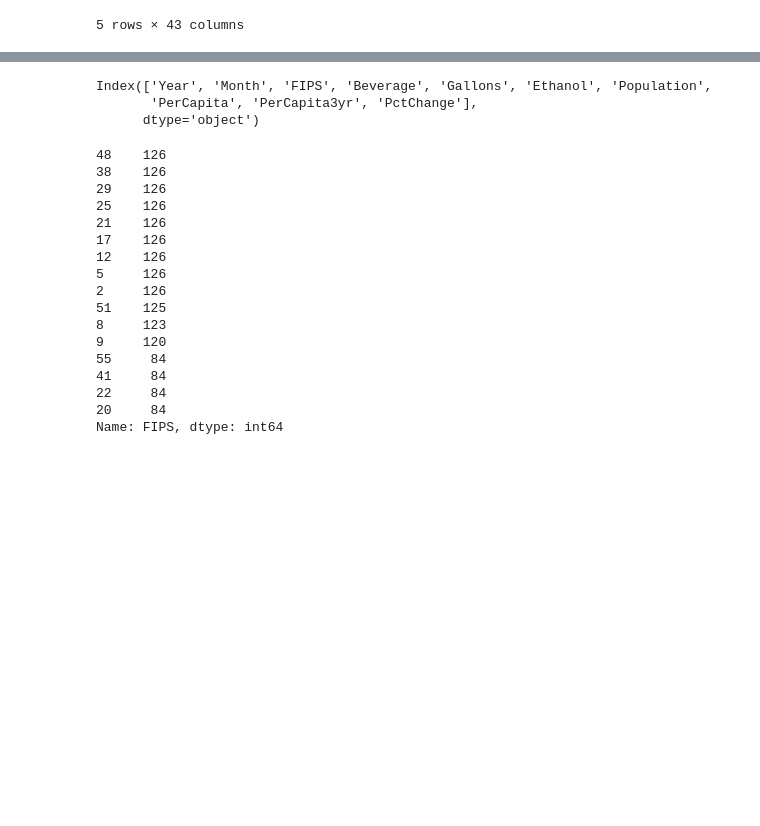
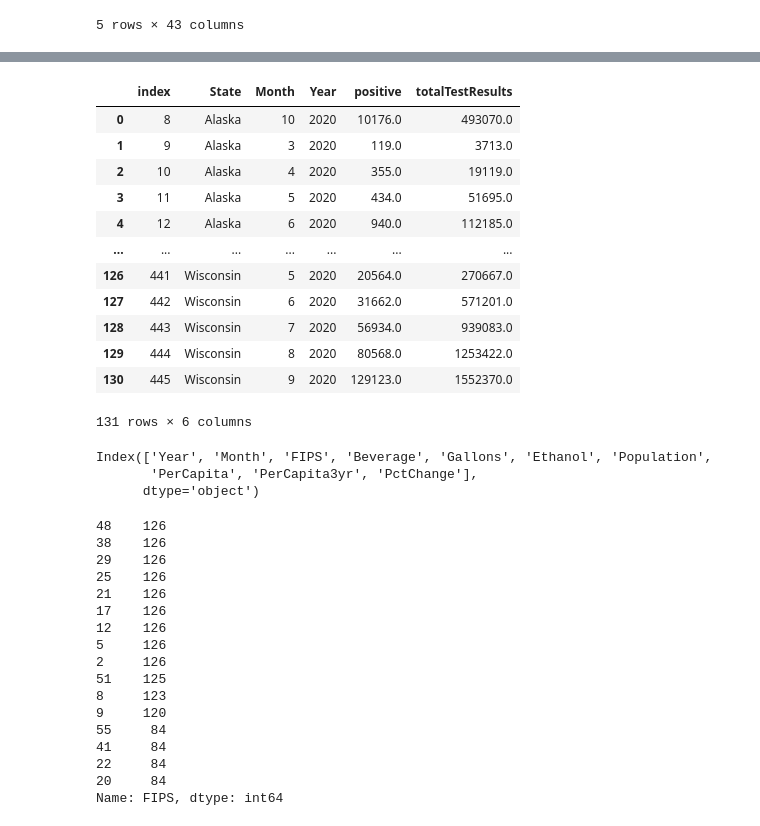
Before and after one commit to zach-18/Project_1_Group_3, a Jupyter notebook: Proj_1_Diane_Data.ipynb, the cells around one changed output, grey strips where cells are left out. Cells and saved outputs as stored; diff of their text form; code cells hidden in the pictures; blank space fills up the shorter version.

```diff
--- a/Proj_1_Diane_Data.ipynb
+++ b/Proj_1_Diane_Data.ipynb
@@ -68,0 +99,5 @@ covid_df.head()
+# %%
+# RG cleaning columns to remove unnecessary data
+covidclean_df = covid_df[['State','Month','Day','Year','positive','totalTestResults']]
+
+covidclean_df.head()
@@ -72,7 +114,7 @@ covid_df.head()
 # %%
 # DATA CLEANING: Replace 'state' abbreviation with State names for readability
 # Start with the 16 states that have alcohol consumption data
-covid_df['State'] = covid_df['State'].replace({
+covidclean_df['State'] = covidclean_df['State'].replace({
     'AK':'Alaska',
     'AR':'Arkansas',
     'CO':'Colorado',
@@ -131,5 +173,5 @@ covid_df['State'] = covid_df['State'].replace({
     'PR':'Puerto Rico'
     }
 )
-covid_df['State'].value_counts()
+covidclean_df['State'].value_counts()
 # %% [output]
@@ -152,0 +200,6 @@ Name: State, dtype: int64
+# %%
+# groupby state and month
+groupcovid_df = covidclean_df.groupby(["State","Month"]).max()
+groupcovid_df = groupcovid_df[['Year','positive','totalTestResults']]
+
+groupcovid_df.head()
@@ -153,3 +232,37 @@ Name: State, dtype: int64
+# %%
+statelist = ['Alaska',
+    'Arkansas',
+    'Colorado',
+    'Connecticut',
+    'Florida',
+    'Illinois',
+    'Kansas',
+    'Kentucky',
+    'Louisiana',
+    'Massachusetts',
+    'Missouri',
+    'North Dakota',
+    'Oregon',
+    'Texas',
+    'Virginia',
+    'Wisconsin']
+
+groupcovidclean_df = groupcovidclean_df.loc[groupcovidclean_df['State'].map(lambda x: x in statelist),:].reset_index()
+groupcovidclean_df
+# %% [output]
+|  | index | State | Month | Year | positive | totalTestResults |
+| 0 | 8 | Alaska | 10 | 2020 | 10176.0 | 493070.0 |
+| 1 | 9 | Alaska | 3 | 2020 | 119.0 | 3713.0 |
+| 2 | 10 | Alaska | 4 | 2020 | 355.0 | 19119.0 |
+| 3 | 11 | Alaska | 5 | 2020 | 434.0 | 51695.0 |
+| 4 | 12 | Alaska | 6 | 2020 | 940.0 | 112185.0 |
+| ... | ... | ... | ... | ... | ... | ... |
+| 126 | 441 | Wisconsin | 5 | 2020 | 20564.0 | 270667.0 |
+| 127 | 442 | Wisconsin | 6 | 2020 | 31662.0 | 571201.0 |
+| 128 | 443 | Wisconsin | 7 | 2020 | 56934.0 | 939083.0 |
+| 129 | 444 | Wisconsin | 8 | 2020 | 80568.0 | 1253422.0 |
+| 130 | 445 | Wisconsin | 9 | 2020 | 129123.0 | 1552370.0 |
+131 rows × 6 columns
 # %%
 # Import csv files into Pandas data frame
 alcohol_df = pd.read_csv(nih_alcohol_path)
```
Also changed, not shown: parts of 8 cells of this notebook.
